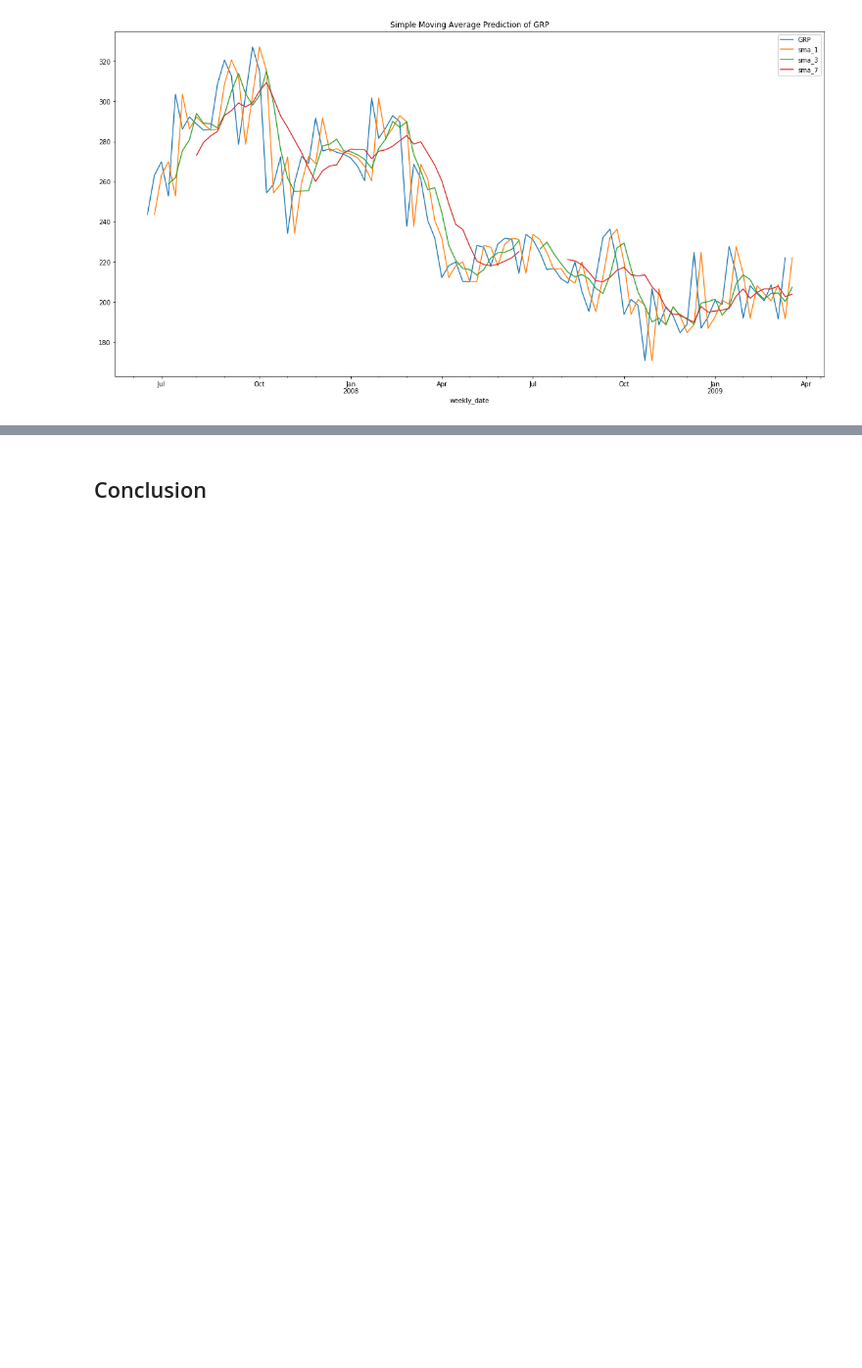
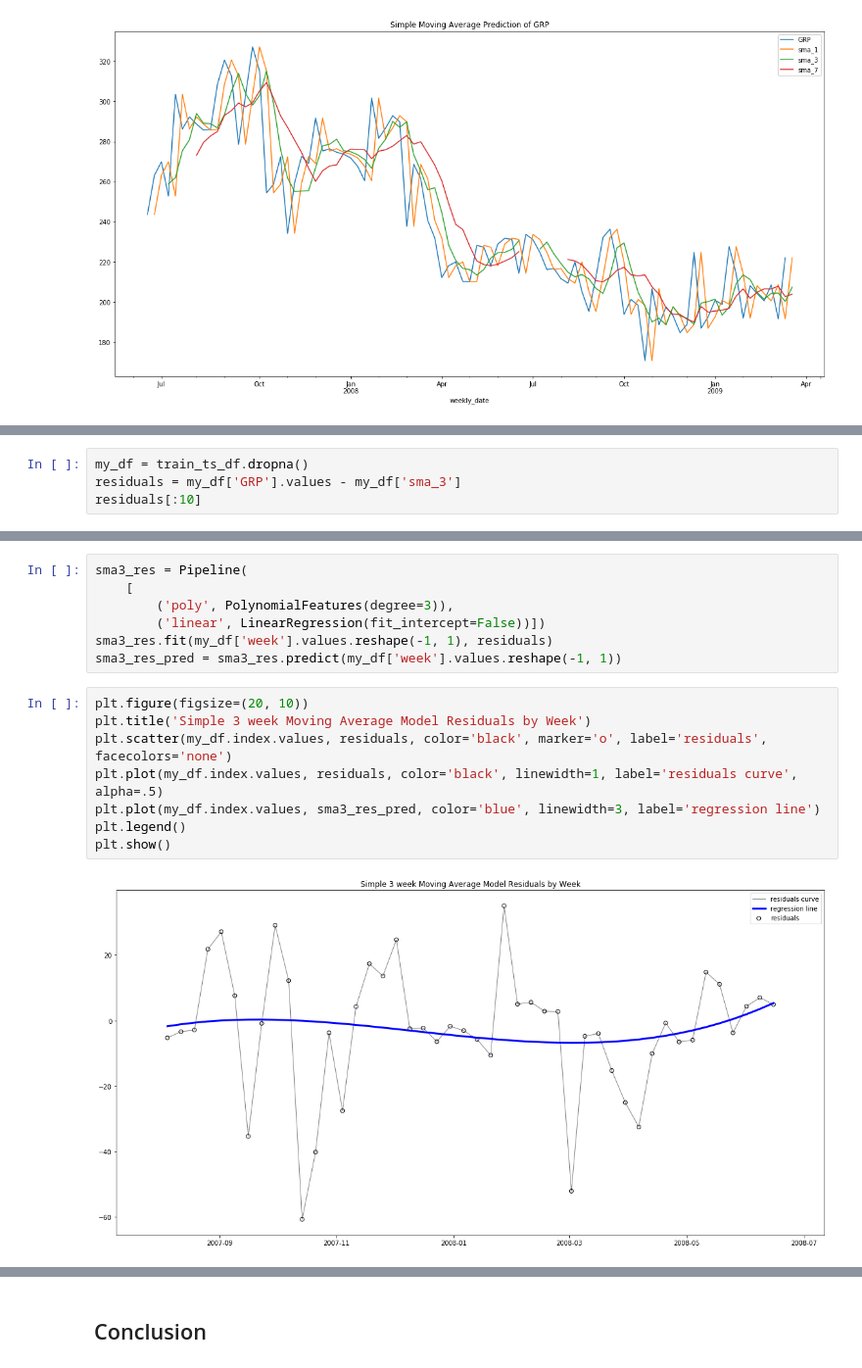
Before and after one commit to tkokkeng/KE5108-TVChannelRatings, a Jupyter notebook: movingAverage.ipynb, the cells around one changed output, grey strips where cells are left out. Shown at 98% size. Saved outputs shown, nothing was run; the diff lists cells and outputs as text; blank space fills up the shorter version.

Commit message:
updated simple moving average
added residuals analysis, check for stationarity

```diff
--- a/movingAverage.ipynb
+++ b/movingAverage.ipynb
@@ -247,0 +255,4 @@ new_ts_df[['GRP', 'sma_1', 'sma_3', 'sma_7']].plot(figsize=(20, 10), title='Simp
+# %%
+my_df = train_ts_df.dropna()
+residuals = my_df['GRP'].values - my_df['sma_3']
+residuals[:10]
@@ -247,0 +272,17 @@ new_ts_df[['GRP', 'sma_1', 'sma_3', 'sma_7']].plot(figsize=(20, 10), title='Simp
+# %%
+sma3_res = Pipeline(
+    [
+        ('poly', PolynomialFeatures(degree=3)),
+        ('linear', LinearRegression(fit_intercept=False))])
+sma3_res.fit(my_df['week'].values.reshape(-1, 1), residuals)
+sma3_res_pred = sma3_res.predict(my_df['week'].values.reshape(-1, 1))
+# %%
+plt.figure(figsize=(20, 10))
+plt.title('Simple 3 week Moving Average Model Residuals by Week')
+plt.scatter(my_df.index.values, residuals, color='black', marker='o', label='residuals', facecolors='none')
+plt.plot(my_df.index.values, residuals, color='black', linewidth=1, label='residuals curve', alpha=.5)
+plt.plot(my_df.index.values, sma3_res_pred, color='blue', linewidth=3, label='regression line')
+plt.legend()
+plt.show()
+# %% [output]
+[figure, added]
```
Also changed, not shown: parts of 12 cells of this notebook.
